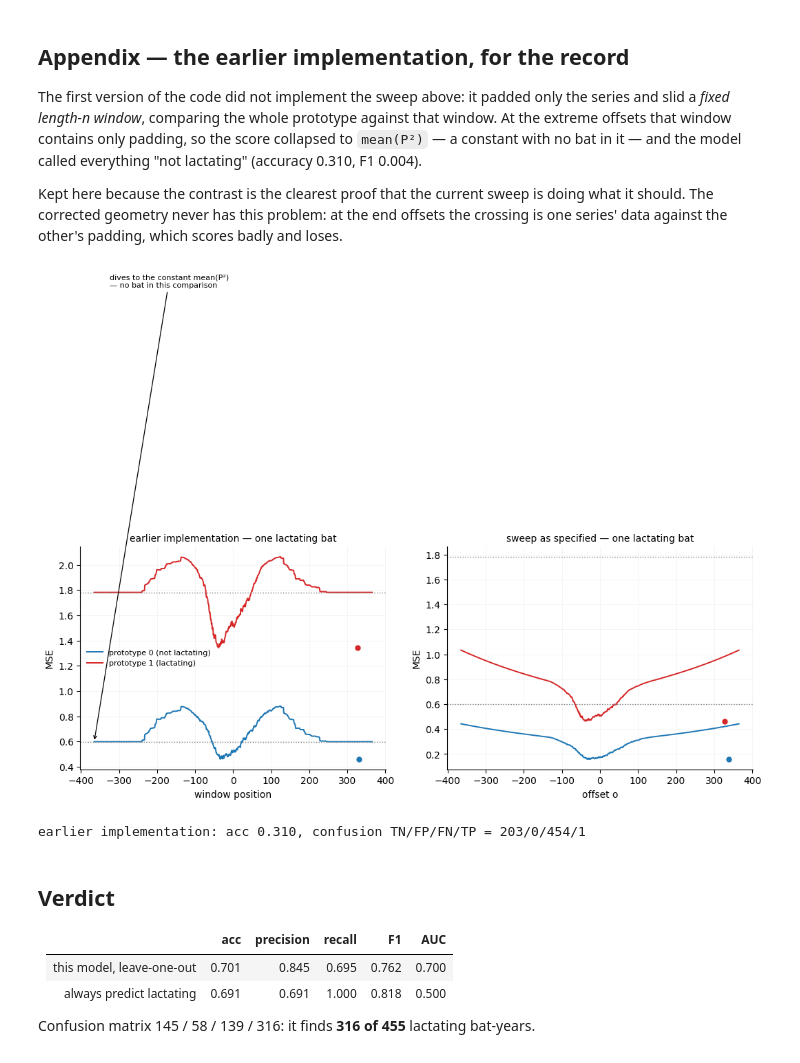
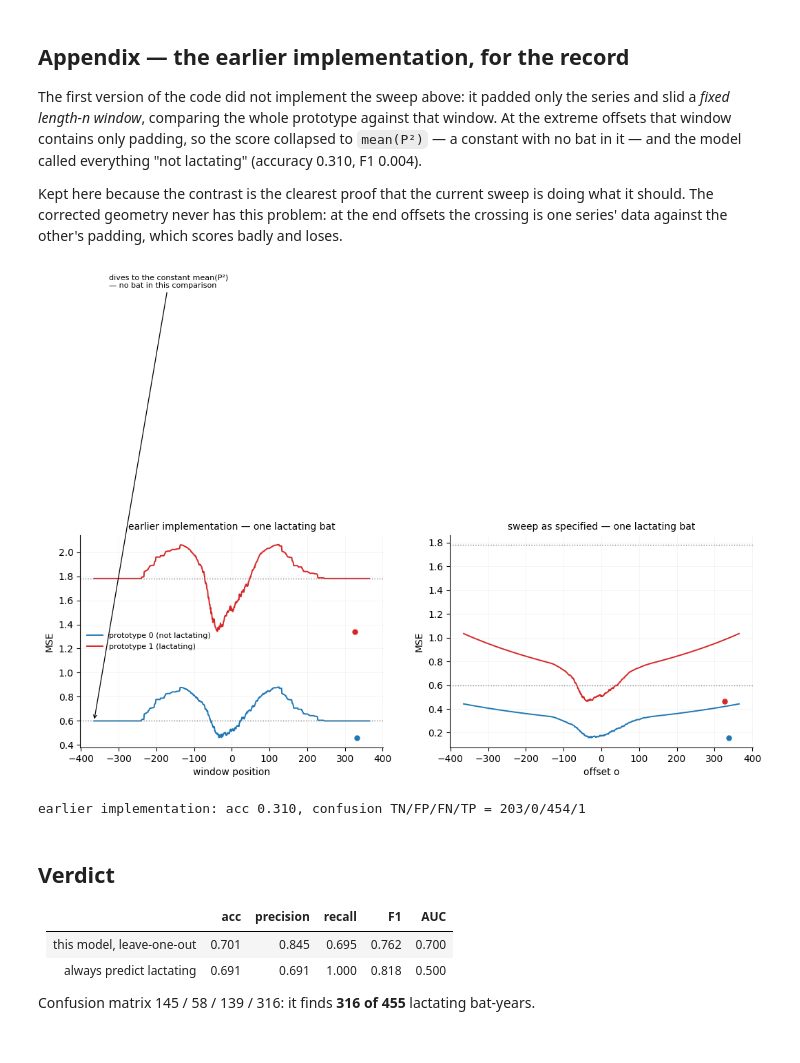
Before and after one commit to anuarsantoyo/bat-pregnancy, a Jupyter notebook: notebooks/05-corrected-sweep.ipynb, the cells around one changed output. Saved outputs shown, nothing was run; the diff lists cells and outputs as text; code cells hidden in the pictures.

Commit message:
05: clean figure layout (no warnings), single confusion matrix is the headline

```diff
--- a/notebooks/05-corrected-sweep.ipynb
+++ b/notebooks/05-corrected-sweep.ipynb
@@ -162,41 +162,42 @@ clf_full = MeanTemplateClassifier().fit(X, y)
 k_lac = int(np.flatnonzero(y == 1)[0])
 offsets = np.arange(-n, n + 1)
 
-fig, axs = plt.subplots(1, 2, figsize=(12.6, 4.2), layout="constrained")
+fig, axs = plt.subplots(1, 2, figsize=(12.6, 4.4))
+fig.subplots_adjust(wspace=0.22, bottom=0.18, top=0.88)
 x = X[k_lac]
 for col, (kind, curves, xlabel) in enumerate([
         ("earlier implementation", [legacy_curves(x, clf_full.mean_0_, n),
                                     legacy_curves(x, clf_full.mean_1_, n)], "window position"),
         ("sweep as specified", list(clf_full._mse_curves(x)), "offset o")]):
     ax = axs[col]
     for m, lbl, c in zip(curves, ["prototype 0 (not lactating)", "prototype 1 (lactating)"],
                          ["tab:blue", "tab:red"]):
         j = int(m.argmin())
         ax.plot(offsets, m, color=c, lw=1.4, label=lbl)
         ax.plot(j, m[j], "o", color=c, ms=5)
     ax.axhline(clf_full.mean_0_ @ clf_full.mean_0_ / n, color="gray", ls=":", lw=1)
     ax.axhline(clf_full.mean_1_ @ clf_full.mean_1_ / n, color="gray", ls=":", lw=1)
     ax.set_title(f"{kind} — one lactating bat", fontsize=10)
     ax.set_xlabel(xlabel); ax.set_ylabel("MSE")
     ax.grid(alpha=.15, lw=.6); ax.spines[["top", "right"]].set_visible(False)
 axs[0].legend(frameon=False, fontsize=8)
 axs[0].annotate("dives to the constant mean(P²)\n— no bat in this comparison",
                 xy=(-n, clf_full.mean_0_ @ clf_full.mean_0_ / n), xytext=(-n + 40, 4.2),
                 fontsize=8, arrowprops=dict(arrowstyle="->", lw=.9))
 plt.show()
 
 # what the earlier implementation scores
 pred_l = np.zeros(len(y), dtype=int)
 for tr, te in LeaveOneOut().split(X):
     m = X.shape[1]
     P0, P1 = X[tr][y[tr] == 0].mean(axis=0), X[tr][y[tr] == 1].mean(axis=0)
     a = legacy_curves(X[te][0], P0, m).min(); b = legacy_curves(X[te][0], P1, m).min()
     pred_l[te] = int(b < a)
 cm_l = confusion_matrix(y, pred_l, labels=[0, 1])
 print(f"earlier implementation: acc {accuracy_score(y, pred_l):.3f}, "
       f"confusion TN/FP/FN/TP = {cm_l[0,0]}/{cm_l[0,1]}/{cm_l[1,0]}/{cm_l[1,1]}")
 # %% [output]
-[figure, old version]
+[figure, new version]
 earlier implementation: acc 0.310, confusion TN/FP/FN/TP = 203/0/454/1
 # %% [markdown]
 ## Verdict
```
